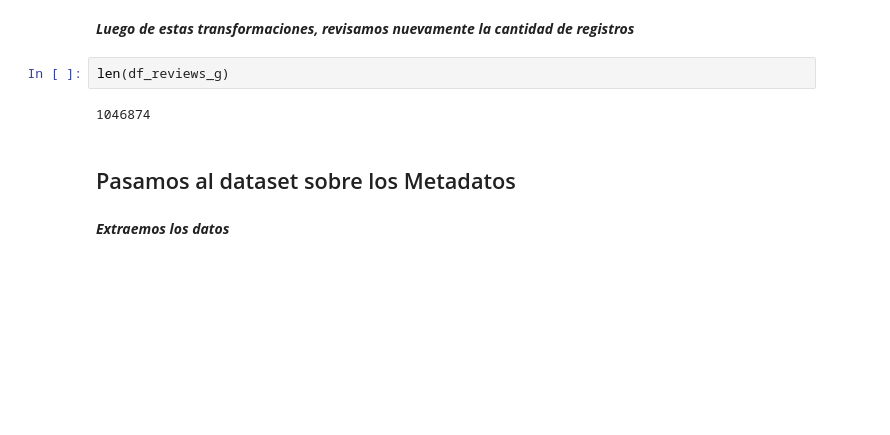
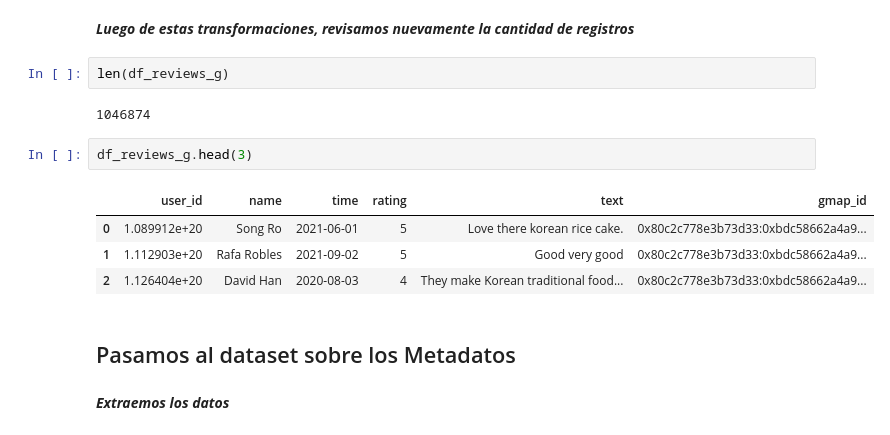
Before and after one commit to gastorellano/epicurean_project, a Jupyter notebook: Data Engineering/ETL/ETL_Google/ETL_google ( version unificada).ipynb, the cells around one changed output. Cells and saved outputs as stored; diff of their text form; blank space fills up the shorter version.

```diff
--- a/Data Engineering/ETL/ETL_Google/ETL_google ( version unificada).ipynb
+++ b/Data Engineering/ETL/ETL_Google/ETL_google ( version unificada).ipynb
@@ -93,6 +97,13 @@ df_reviews_g['text'] = df_reviews_g['text'].fillna('Sin Reseña')
 len(df_reviews_g)
 # %% [output]
 1046874
+# %%
+df_reviews_g.head(3)
+# %% [output]
+|  | user_id | name | time | rating | text | gmap_id |
+| 0 | 1.089912e+20 | Song Ro | 2021-06-01 | 5 | Love there korean rice cake. | 0x80c2c778e3b73d33:0xbdc58662a4a9... |
+| 1 | 1.112903e+20 | Rafa Robles | 2021-09-02 | 5 | Good very good | 0x80c2c778e3b73d33:0xbdc58662a4a9... |
+| 2 | 1.126404e+20 | David Han | 2020-08-03 | 4 | They make Korean traditional food... | 0x80c2c778e3b73d33:0xbdc58662a4a9... |
 # %% [markdown]
 ## Pasamos al dataset sobre los Metadatos
 # %% [markdown]
```
Also changed, not shown: parts of 22 cells of this notebook, 6 other files.
